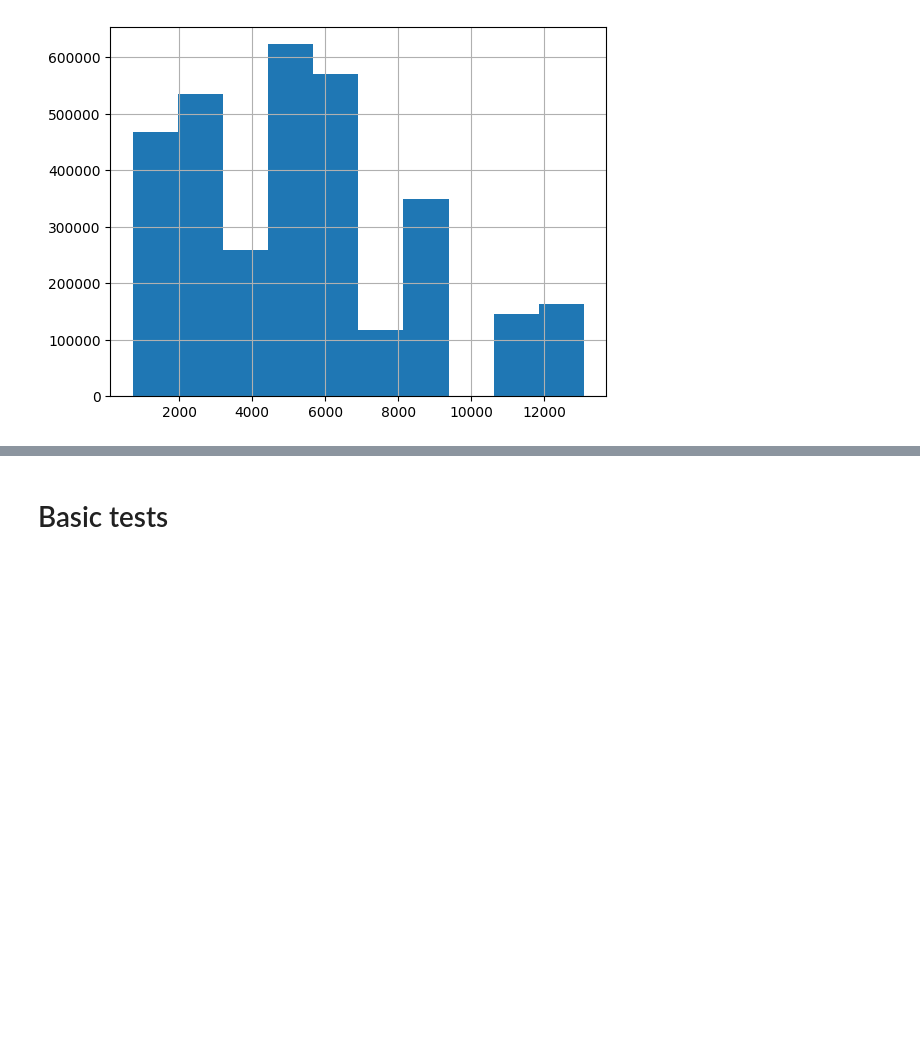
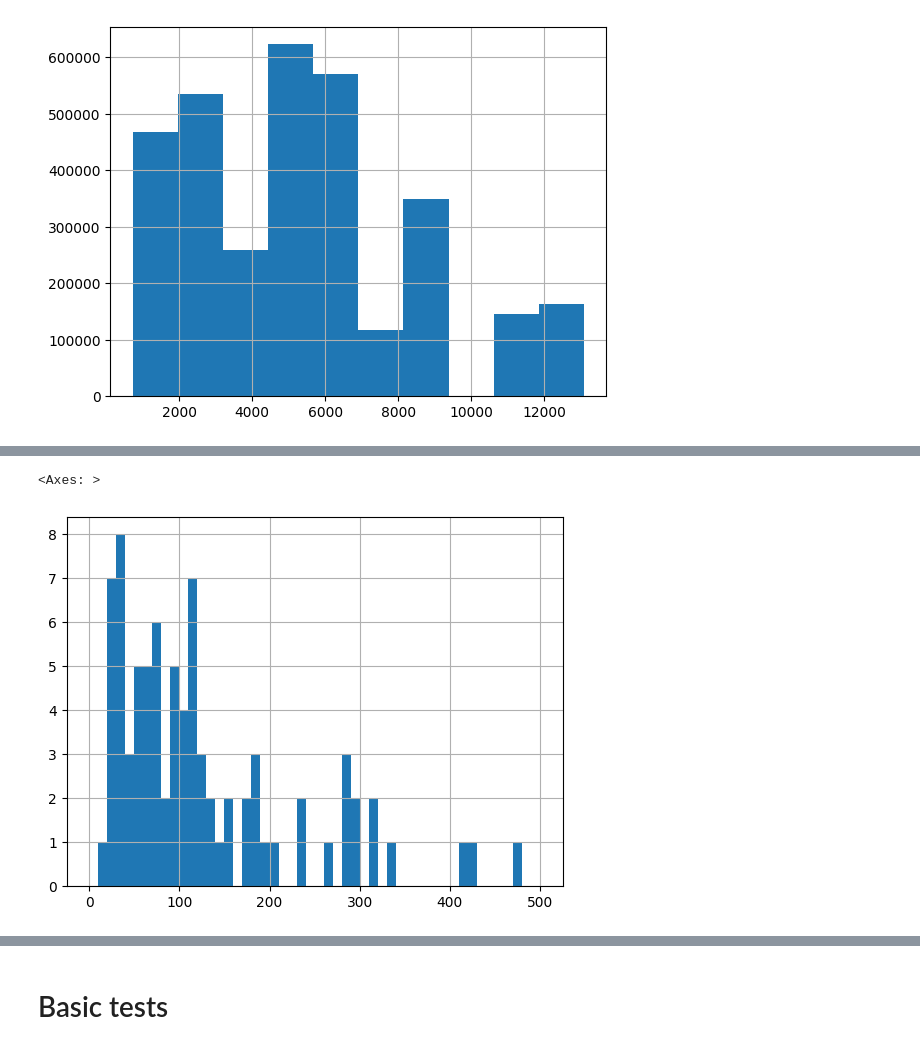
Before and after one commit to destiny-evidence/stopping-methods, a Jupyter notebook: evaluation/ExploreResults.ipynb, the cells around one changed output, grey strips where cells are left out. Cells and saved outputs as stored; diff of their text form; code cells hidden in the pictures; blank space fills up the shorter version.

```diff
--- a/evaluation/ExploreResults.ipynb
+++ b/evaluation/ExploreResults.ipynb
@@ -69,0 +79,7 @@ df['n_total'].hist()
+# %%
+ds_info = df.groupby('dataset').first()
+#ds_info['n_incl'].hist()
+ds_info['n_incl'].hist(range=(0, 500), bins=50)
+# %% [output]
+<Axes: >
+[figure, added]
```
Also changed, not shown: parts of 13 cells of this notebook, 2 other files.
